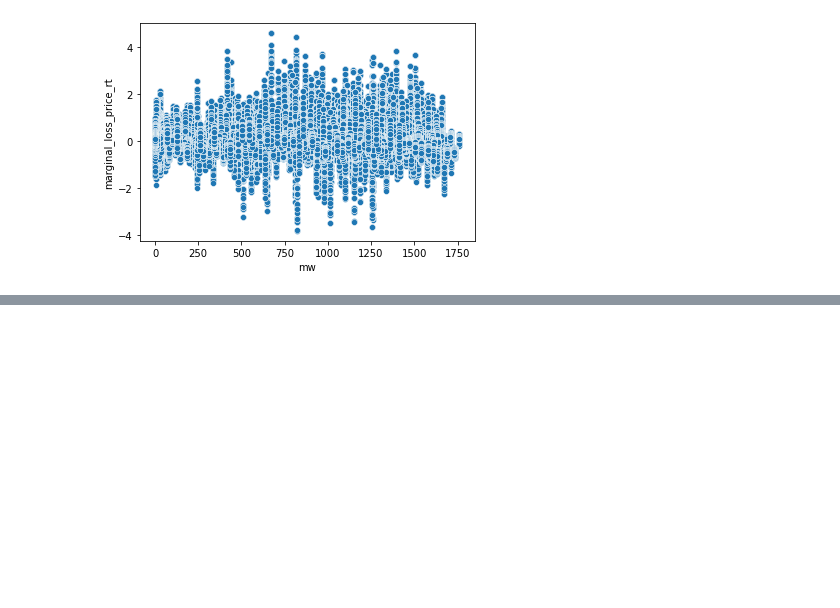
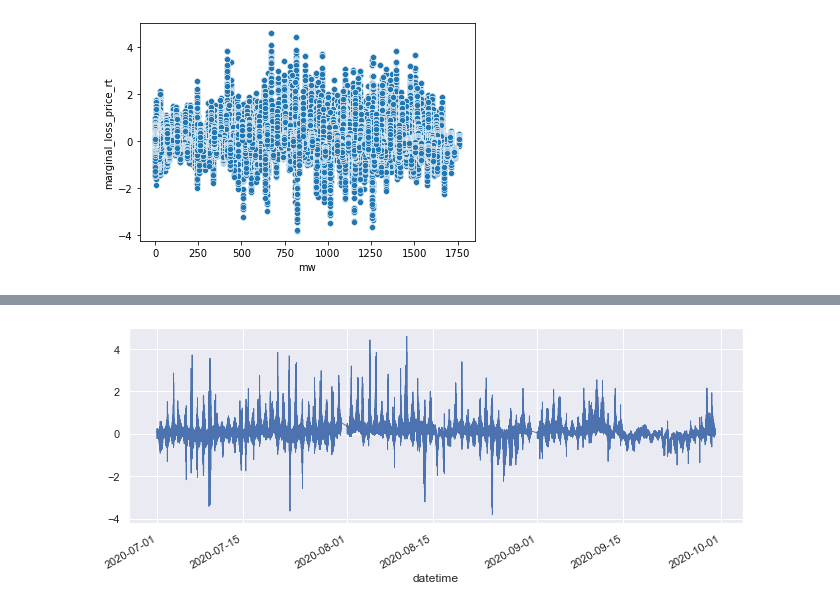
Before and after one commit to chiboi34/LMP, a Jupyter notebook: DEA.ipynb, the cells around one changed output, grey strips where cells are left out. Drawn from its saved outputs; the diff is of its cells as text; code cells hidden in the pictures; blank space fills up the shorter version.

```diff
--- a/DEA.ipynb
+++ b/DEA.ipynb
@@ -449,0 +435,4 @@ sns.scatterplot(solar['mw'], solar['marginal_loss_price_rt'], data=solar)
+# %%
+solar['marginal_loss_price_rt'].plot(linewidth=0.9);
+# %% [output]
+[figure, added]
```
Also changed, not shown: parts of 63 cells of this notebook.
